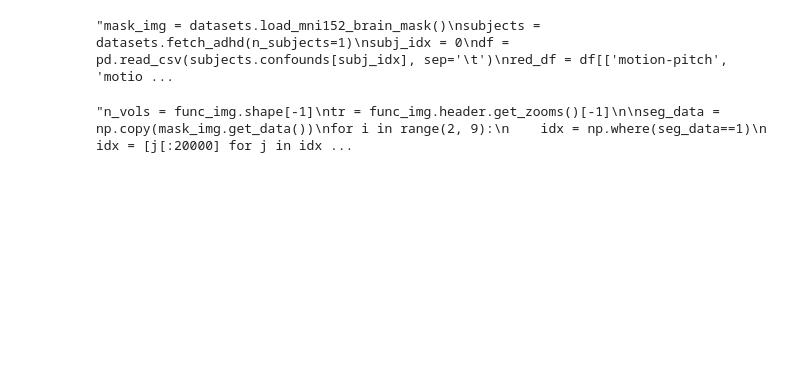
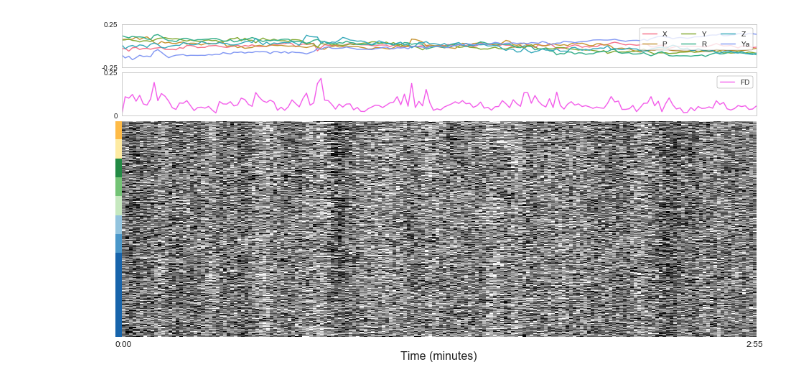
Before and after one commit to NBCLab/power-replication, a Jupyter notebook: generate_carpet_plots.ipynb, the cells around one changed output. Cells and saved outputs as stored; diff of their text form; code cells hidden in the pictures; blank space fills up the shorter version.

```diff
--- a/generate_carpet_plots.ipynb
+++ b/generate_carpet_plots.ipynb
@@ -19,48 +19,50 @@ def get_fd(motion):
     fd = np.sum(np.abs(motion), axis=1)
     return fd
 # %%
-'''mask_img = datasets.load_mni152_brain_mask()
-subjects = datasets.fetch_adhd(n_subjects=1)
-subj_idx = 0
-df = pd.read_csv(subjects.confounds[subj_idx], sep='\t')
-red_df = df[['motion-pitch', 'motion-roll', 'motion-yaw',
-             'motion-x', 'motion-y', 'motion-z']]
-red_df = red_df.rename(columns={'motion-x': 'X',
-                                'motion-y': 'Y',
-                                'motion-z': 'Z',
-                                'motion-pitch': 'P',
-                                'motion-roll': 'R',
-                                'motion-yaw': 'Ya'})
-red_df[['R', 'P', 'Ya']] = red_df[['R', 'P', 'Ya']] * 50 * (np.pi/180.)
-motion = red_df.values
-red_df['FD'] = get_fd(motion)
-func_img = nib.load(subjects.func[subj_idx])
-func_img2 = resample_to_img(func_img, mask_img)
-func_img2.to_filename('func.nii.gz')
-mask_img.to_filename('mask.nii.gz')
-red_df.to_csv('conf.tsv', sep='\t')'''
+get_data = False
+
+if get_data:
+    mask_img = datasets.load_mni152_brain_mask()
+    subjects = datasets.fetch_adhd(n_subjects=3)
+    subj_idx = 2
+    df = pd.read_csv(subjects.confounds[subj_idx], sep='\t')
+    red_df = df[['motion-pitch', 'motion-roll', 'motion-yaw',
+                 'motion-x', 'motion-y', 'motion-z']]
+    red_df = red_df.rename(columns={'motion-x': 'X',
+                                    'motion-y': 'Y',
+                                    'motion-z': 'Z',
+                                    'motion-pitch': 'P',
+                                    'motion-roll': 'R',
+                                    'motion-yaw': 'Ya'})
+    red_df[['R', 'P', 'Ya']] = red_df[['R', 'P', 'Ya']] * 50 * (np.pi/180.)
+    motion = red_df.values
+    red_df['FD'] = get_fd(motion)
+    red_df = red_df[['X', 'P', 'Y', 'R', 'Z', 'Ya', 'FD']]
+    func_img = nib.load(subjects.func[subj_idx])
+    func_img2 = resample_to_img(func_img, mask_img)
+    func_img2.to_filename('func.nii.gz')
+    mask_img.to_filename('mask.nii.gz')
+    red_df.to_csv('conf.tsv', sep='\t', index=False)
+    n_vols = func_img.shape[-1]
+    tr = func_img.header.get_zooms()[-1]
+
+    seg_data = np.copy(mask_img.get_data())
+    for i in range(2, 9):
+        idx = np.where(seg_data==1)
+        idx = [j[:20000] for j in idx]
+        seg_data[idx[0], idx[1], idx[2]] = i
+
+    seg_img = nib.Nifti1Image(seg_data, mask_img.affine)
+    seg_img.to_filename('seg.nii.gz')
-# %% [output]
-"mask_img = datasets.load_mni152_brain_mask()\nsubjects = datasets.fetch_adhd(n_subjects=1)\nsubj_idx = 0\ndf = pd.read_csv(subjects.confounds[subj_idx], sep='\t')\nred_df = df[['motion-pitch', 'motio ...
-# %%
-'''n_vols = func_img.shape[-1]
-tr = func_img.header.get_zooms()[-1]
-
-seg_data = np.copy(mask_img.get_data())
-for i in range(2, 9):
-    idx = np.where(seg_data==1)
-    idx = [j[:20000] for j in idx]
-    seg_data[idx[0], idx[1], idx[2]] = i
-
-seg_img = nib.Nifti1Image(seg_data, mask_img.affine)
-seg_img.to_filename('seg.nii.gz')'''
-# %% [output]
-"n_vols = func_img.shape[-1]\ntr = func_img.header.get_zooms()[-1]\n\nseg_data = np.copy(mask_img.get_data())\nfor i in range(2, 9):\n    idx = np.where(seg_data==1)\n    idx = [j[:20000] for j in idx ...
 # %%
 conf_cols = ['X', 'Y', 'Z', 'P', 'R', 'Ya', 'FD']
 plot = fMRIPlot('func.nii.gz', 'mask.nii.gz', tr=2.,
                 conf_file='conf.tsv', seg_file='seg.nii.gz',
                 usecols=conf_cols)
 
 fig = plt.figure(figsize=(16, 8))
 fig = plot.plot(figure=fig)
+fig.tight_layout()
 fig.savefig('temp.png', dpi=400)
+# %% [output]
+[figure, added]
```
Also changed, not shown: 1 other file.
